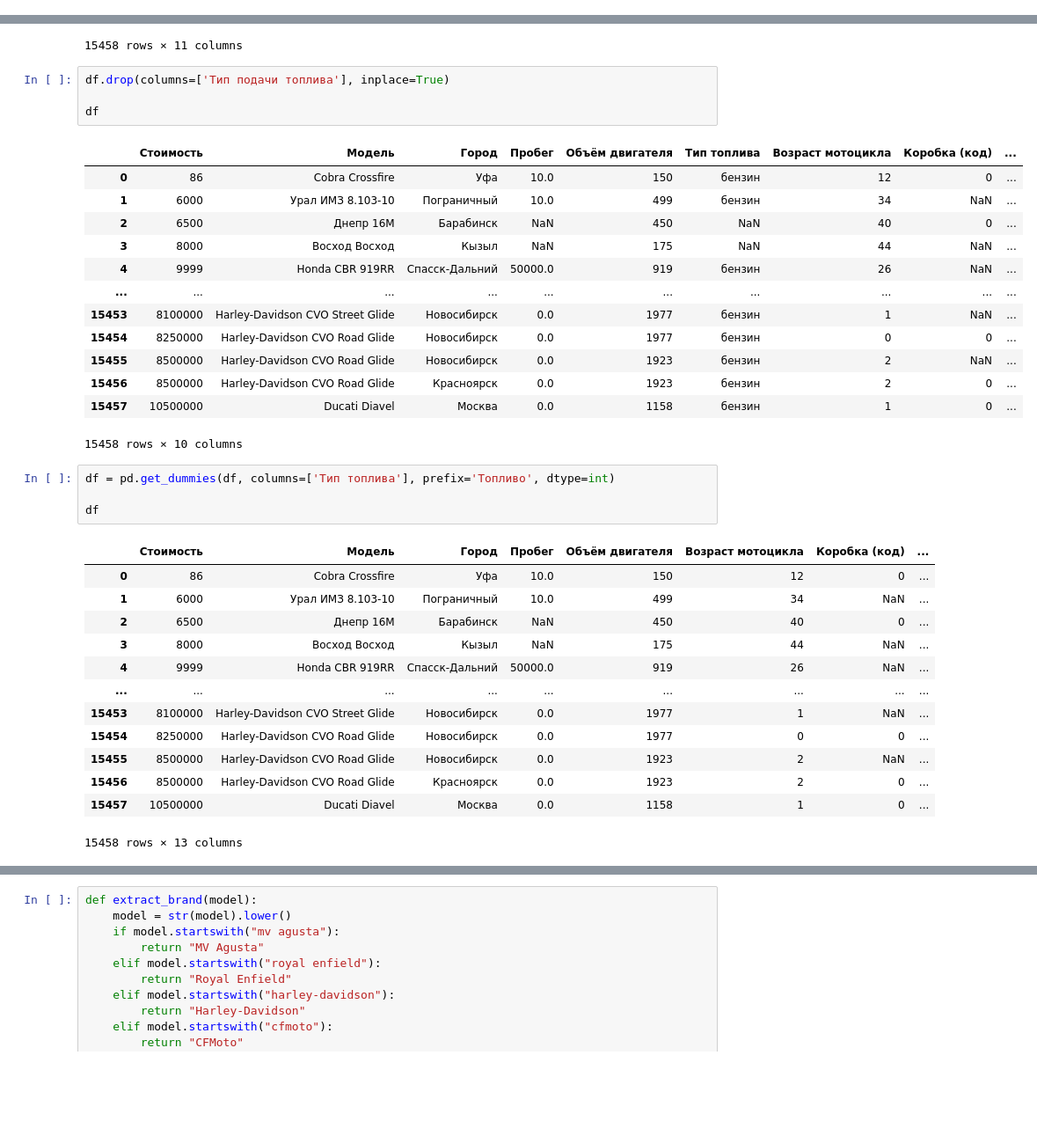
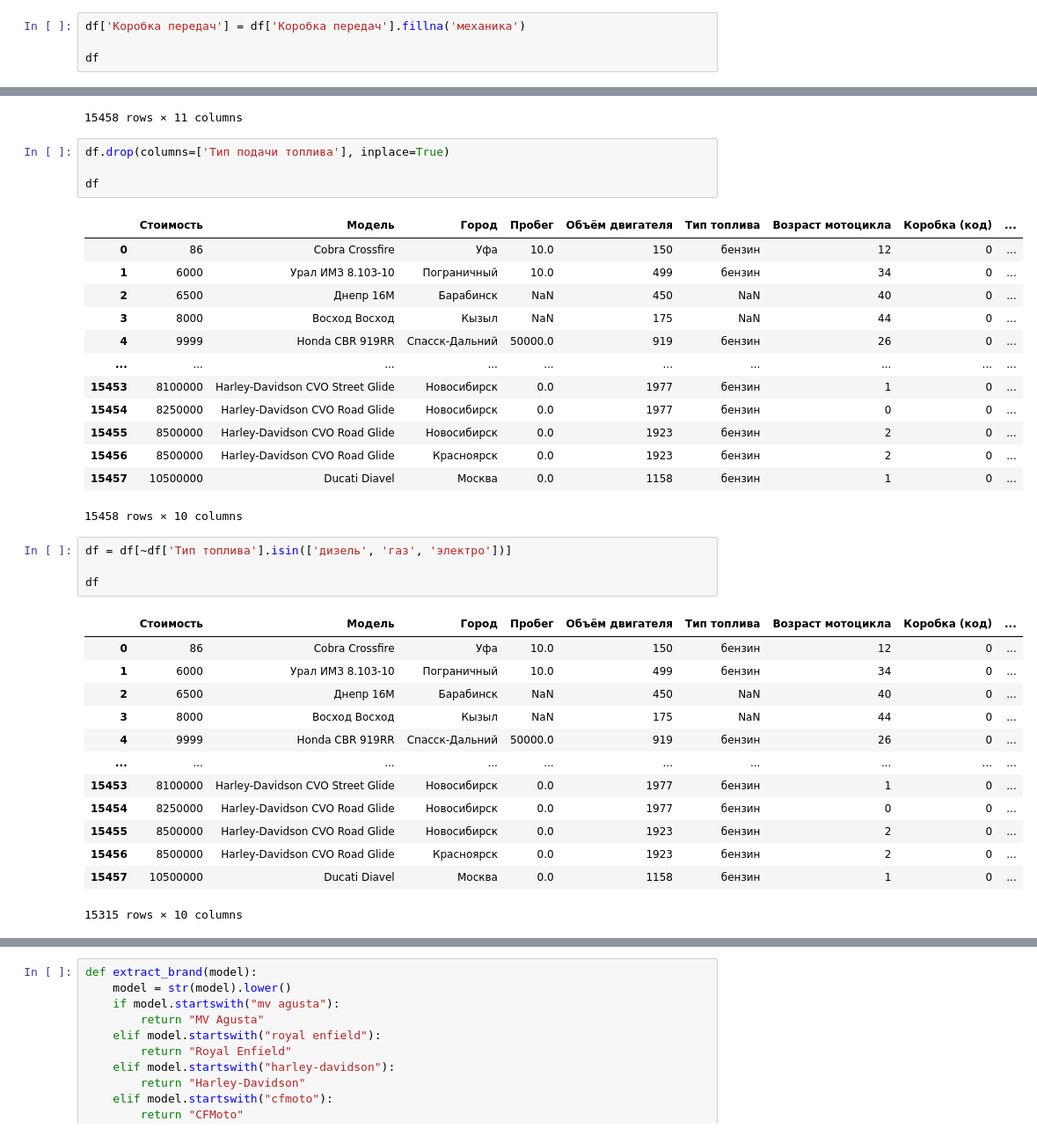
Before and after one commit to Daniil57Ibragimov/Moto_project, a Jupyter notebook: Metrics_data_cleaning.ipynb, the cells around one changed output, grey strips where cells are left out. Shown at 88% size. Cells and saved outputs as stored; diff of their text form; blank space fills up the shorter version.

```diff
--- a/Metrics_data_cleaning.ipynb
+++ b/Metrics_data_cleaning.ipynb
@@ -193,3 +193,7 @@ df
 | 15456 | 8500000 | Harley-Davidson CVO Road Glide | Красноярск | 0.0 | 1923 | бензин | инжектор | 4-тактный | ... |
 | 15457 | 10500000 | Ducati Diavel | Москва | 0.0 | 1158 | бензин | инжектор | 4-тактный | ... |
 15458 rows × 10 columns
+# %%
+df['Коробка передач'] = df['Коробка передач'].fillna('механика')
+
+df
@@ -299,32 +317,32 @@ df
 # %% [output]
 |  | Стоимость | Модель | Город | Пробег | Объём двигателя | Тип топлива | Возраст мотоцикла | Коробка (код) | ... |
 | 0 | 86 | Cobra Crossfire | Уфа | 10.0 | 150 | бензин | 12 | 0 | ... |
-| 1 | 6000 | Урал ИМЗ 8.103-10 | Пограничный | 10.0 | 499 | бензин | 34 | NaN | ... |
+| 1 | 6000 | Урал ИМЗ 8.103-10 | Пограничный | 10.0 | 499 | бензин | 34 | 0 | ... |
 | 2 | 6500 | Днепр 16М | Барабинск | NaN | 450 | NaN | 40 | 0 | ... |
-| 3 | 8000 | Восход Восход | Кызыл | NaN | 175 | NaN | 44 | NaN | ... |
-| 4 | 9999 | Honda CBR 919RR | Спасск-Дальний | 50000.0 | 919 | бензин | 26 | NaN | ... |
+| 3 | 8000 | Восход Восход | Кызыл | NaN | 175 | NaN | 44 | 0 | ... |
+| 4 | 9999 | Honda CBR 919RR | Спасск-Дальний | 50000.0 | 919 | бензин | 26 | 0 | ... |
 | ... | ... | ... | ... | ... | ... | ... | ... | ... | ... |
-| 15453 | 8100000 | Harley-Davidson CVO Street Glide | Новосибирск | 0.0 | 1977 | бензин | 1 | NaN | ... |
+| 15453 | 8100000 | Harley-Davidson CVO Street Glide | Новосибирск | 0.0 | 1977 | бензин | 1 | 0 | ... |
 | 15454 | 8250000 | Harley-Davidson CVO Road Glide | Новосибирск | 0.0 | 1977 | бензин | 0 | 0 | ... |
-| 15455 | 8500000 | Harley-Davidson CVO Road Glide | Новосибирск | 0.0 | 1923 | бензин | 2 | NaN | ... |
+| 15455 | 8500000 | Harley-Davidson CVO Road Glide | Новосибирск | 0.0 | 1923 | бензин | 2 | 0 | ... |
 | 15456 | 8500000 | Harley-Davidson CVO Road Glide | Красноярск | 0.0 | 1923 | бензин | 2 | 0 | ... |
 | 15457 | 10500000 | Ducati Diavel | Москва | 0.0 | 1158 | бензин | 1 | 0 | ... |
 15458 rows × 10 columns
 # %%
-df = pd.get_dummies(df, columns=['Тип топлива'], prefix='Топливо', dtype=int)
+df = df[~df['Тип топлива'].isin(['дизель', 'газ', 'электро'])]
 
 df
 # %% [output]
-|  | Стоимость | Модель | Город | Пробег | Объём двигателя | Возраст мотоцикла | Коробка (код) | ... |
-| 0 | 86 | Cobra Crossfire | Уфа | 10.0 | 150 | 12 | 0 | ... |
-| 1 | 6000 | Урал ИМЗ 8.103-10 | Пограничный | 10.0 | 499 | 34 | NaN | ... |
-| 2 | 6500 | Днепр 16М | Барабинск | NaN | 450 | 40 | 0 | ... |
-| 3 | 8000 | Восход Восход | Кызыл | NaN | 175 | 44 | NaN | ... |
-| 4 | 9999 | Honda CBR 919RR | Спасск-Дальний | 50000.0 | 919 | 26 | NaN | ... |
-| ... | ... | ... | ... | ... | ... | ... | ... | ... |
-| 15453 | 8100000 | Harley-Davidson CVO Street Glide | Новосибирск | 0.0 | 1977 | 1 | NaN | ... |
-| 15454 | 8250000 | Harley-Davidson CVO Road Glide | Новосибирск | 0.0 | 1977 | 0 | 0 | ... |
-| 15455 | 8500000 | Harley-Davidson CVO Road Glide | Новосибирск | 0.0 | 1923 | 2 | NaN | ... |
-| 15456 | 8500000 | Harley-Davidson CVO Road Glide | Красноярск | 0.0 | 1923 | 2 | 0 | ... |
-| 15457 | 10500000 | Ducati Diavel | Москва | 0.0 | 1158 | 1 | 0 | ... |
+|  | Стоимость | Модель | Город | Пробег | Объём двигателя | Тип топлива | Возраст мотоцикла | Коробка (код) | ... |
+| 0 | 86 | Cobra Crossfire | Уфа | 10.0 | 150 | бензин | 12 | 0 | ... |
+| 1 | 6000 | Урал ИМЗ 8.103-10 | Пограничный | 10.0 | 499 | бензин | 34 | 0 | ... |
+| 2 | 6500 | Днепр 16М | Барабинск | NaN | 450 | NaN | 40 | 0 | ... |
+| 3 | 8000 | Восход Восход | Кызыл | NaN | 175 | NaN | 44 | 0 | ... |
+| 4 | 9999 | Honda CBR 919RR | Спасск-Дальний | 50000.0 | 919 | бензин | 26 | 0 | ... |
+| ... | ... | ... | ... | ... | ... | ... | ... | ... | ... |
+| 15453 | 8100000 | Harley-Davidson CVO Street Glide | Новосибирск | 0.0 | 1977 | бензин | 1 | 0 | ... |
+| 15454 | 8250000 | Harley-Davidson CVO Road Glide | Новосибирск | 0.0 | 1977 | бензин | 0 | 0 | ... |
+| 15455 | 8500000 | Harley-Davidson CVO Road Glide | Новосибирск | 0.0 | 1923 | бензин | 2 | 0 | ... |
+| 15456 | 8500000 | Harley-Davidson CVO Road Glide | Красноярск | 0.0 | 1923 | бензин | 2 | 0 | ... |
+| 15457 | 10500000 | Ducati Diavel | Москва | 0.0 | 1158 | бензин | 1 | 0 | ... |
-15458 rows × 13 columns
+15315 rows × 10 columns
```
Also changed, not shown: parts of 19 cells of this notebook, 1 other file.
